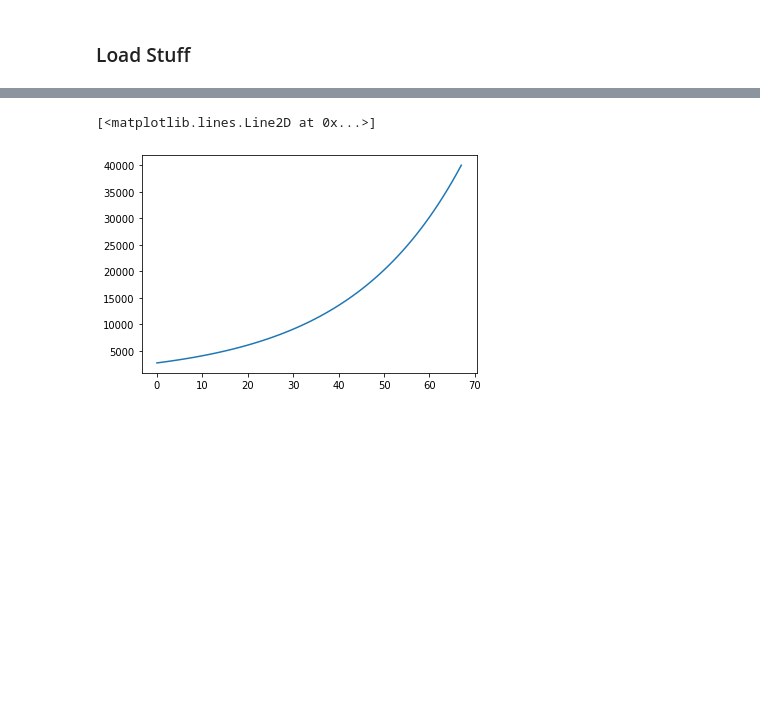
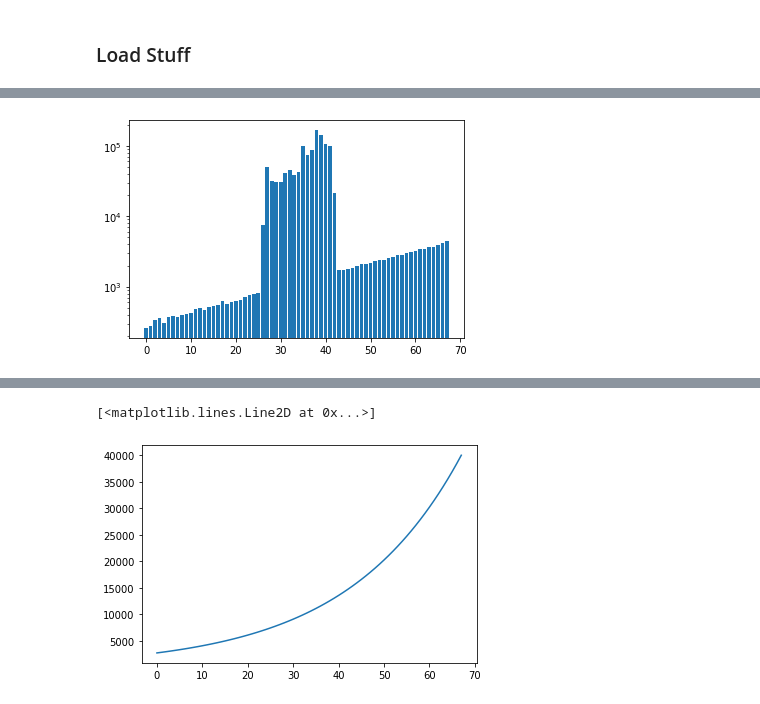
Before and after one commit to computational-imaging/spad_single, a Jupyter notebook: nyuv2/simulate_spad/simulate_spad.ipynb, the cells around one changed output, grey strips where cells are left out. Drawn from its saved outputs; the diff is of its cells as text; code cells hidden in the pictures; blank space fills up the shorter version.

Commit message:
Poisson denoising with rmse=0.373

```diff
--- a/nyuv2/simulate_spad/simulate_spad.ipynb
+++ b/nyuv2/simulate_spad/simulate_spad.ipynb
@@ -302,0 +988,81 @@ axs[1,0].set_ylabel("Denoised");
+# %%
+# Making sure we're consistent with what's on the server
+def remove_dc_from_spad(noisy_spad, bin_edges, bin_weight, lam=1e-2, eps_rel=1e-5):
+    """
+    Works in numpy.
+    :param noisy_spad: Length C array with the raw spad histogram to denoise.
+    :param bin_edges: Length C+1 array with the bin widths in meters of the original bins.
+    :param bin_weight: Length C nonnegative array controlling relative strength of L1 regularization on each bin.
+    :param lam: float value controlling strength of overall L1 regularization on the signal
+    :param eps: float value controlling precision of solver
+    """
+    assert len(noisy_spad.shape) == 1
+    C = noisy_spad.shape[0]
+    assert bin_edges.shape == (C+1,)
+    bin_widths = bin_edges[1:] - bin_edges[:-1]
+    spad_equalized = noisy_spad / bin_widths
+    x = cp.Variable((C,), "signal")
+    z = cp.Variable((1,), "noise")
+    obj = cp.Minimize(cp.sum_squares(spad_equalized - (x + z)) + lam * cp.sum(bin_weight*cp.abs(x)))
+    constr = [
+        x >= 0,
+#         z >= 0
+    ]
+    prob = cp.Problem(obj, constr)
+    prob.solve(solver=cp.OSQP, eps_rel=eps_rel)
+    denoised_spad = np.clip(x.value * bin_widths, a_min=0., a_max=None)
+    return denoised_spad
+
+
+def preprocess_spad(spad_sid, sid_obj, correct_falloff, remove_dc, **dc_kwargs):
+    if remove_dc:
+        spad_sid = remove_dc_from_spad(spad_sid, sid_obj.sid_bin_edges, sid_obj.sid_bin_values[:-2]**2, **dc_kwargs)
+    if correct_falloff:
+        spad_sid = spad_sid * sid_obj.sid_bin_values[:-2]**2
+    return spad_sid
+
+# Make sure spad simulation is consistent
+# from_server = intensities[0,0,...]
+# local = (0.2989 * rgbs[..., 0, 0] + 0.5870 * rgbs[..., 1, 0] + 0.1140 * rgbs[..., 2, 0])/255.
+# (from_server-local <= 1e-6).all() # OK
+simulate_kwargs = {
+        "spad_bins": 1024,
+        "photon_count": 1e6,
+        "dc_count": 1e5,
+        "fwhm_ps": 70.,
+        "use_poisson": True,
+        "use_intensity": True,
+        "use_squared_falloff": True,
+        "use_jitter": True
+}
+depth_truth = depths[..., 0]
+intensity = intensities[0, 0, ...]
+from_server = spads[0,:]
+min_depth = 0.
+max_depth=10.
+# local = simulate_spad(depths[...,0], intensity, np.ones_like(depth), min_depth=0., max_depth=10., **simulate_kwargs)
+# print(np.mean((from_server - local)/from_server))
+# print(np.mean(from_server))
+# np.mean(local)
+spad_sid = rescale_bins(from_server, min_depth, max_depth, sid_obj=sid_obj)
+print(spad_sid)
+denoised_spad_sid = preprocess_spad(spad_sid, sid_obj,
+                                    simulate_kwargs["use_squared_falloff"],
+                                    simulate_kwargs["dc_count"] > 0.,
+                                    lam=1e1)
+plt.figure()
+plt.bar(range(len(spad_sid)), spad_sid, log=True)
+plt.figure()
+plt.bar(range(len(denoised_spad_sid)), denoised_spad_sid, log=True)
+
+depth_init = inits[0, 0, ...]
+pred, t = image_histogram_match(depth_init,
+                                denoised_spad_sid,
+                                weights=intensity,
+                                sid_obj=sid_obj)
+print(depth_truth.shape)
+print(depth_init.shape)
+print(pred.shape)
+print("RMSE Before = {}".format(np.sqrt(np.mean((depth_init - depth_truth)**2))))
+print("RMSE After = {}".format(np.sqrt(np.mean((depth_truth - pred)**2))))
+# %% [output]
@@ -302,0 +1086 @@ axs[1,0].set_ylabel("Denoised");
+[figure, added]
```
Also changed, not shown: parts of 26 cells of this notebook, 10 other files.
